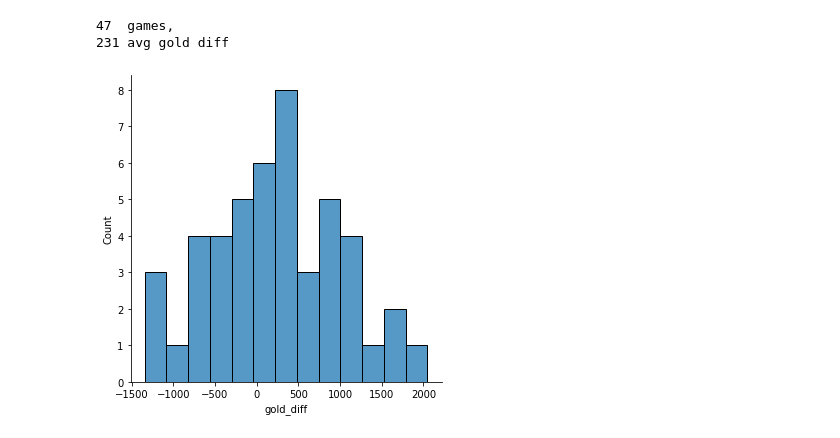
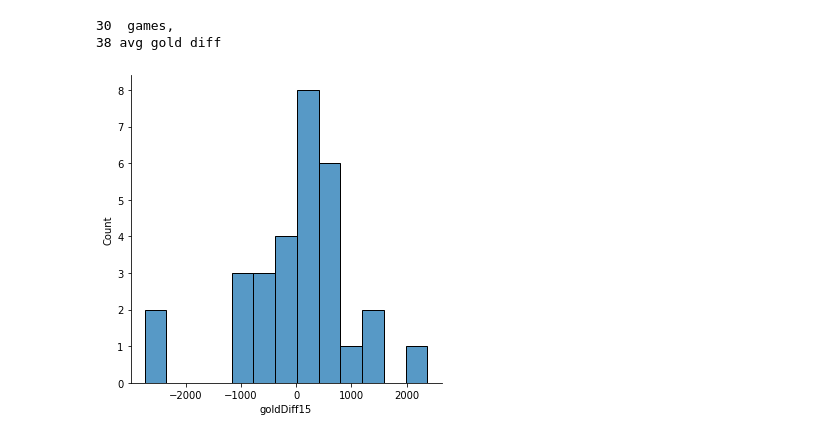
Before and after one commit to michaelmendelsohn/Riot_Api, a Jupyter notebook: data_analysis.ipynb, the cells around one changed output. Saved outputs shown, nothing was run; the diff lists cells and outputs as text; code cells hidden in the pictures.

```diff
--- a/data_analysis.ipynb
+++ b/data_analysis.ipynb
@@ -8,13 +8,14 @@ import role_classification_functions as rcf
 import seaborn as sns
 pd.options.display.max_columns = None
 
-fname=os.getcwd()+'\\database'+'\\Souporsecret_4_2.csv'
+fname=os.getcwd()+'\\database'+'\\SouporSecret_4_2.csv'
 df_soup=pd.read_csv(fname)
 df_soup1=df_soup[df_soup['queue'].isin(['5v5 Draft Pick games','5v5 Ranked Flex games','5v5 Ranked Solo games','5v5 Blind Pick games','Clash games'])]
 df_soup2=rcf.new_lane_classification(df_soup1,cleaning=True)
 print(rcf.score_error(df_soup2))
 df=df_soup2[df_soup2['role_error_flag'] == False].copy()
 print(rcf.score_error(df))
-print(len(df))
+print(len(df), "rows")
+print(len(df['gameId'].drop_duplicates()), "games")
 df.head(3)
 # %% [output]
@@ -178,0 +165,5 @@ stats_df
+# %%
+kev_adc=gold_diff_x(df,"AerialBlast",minutes=[10,15],role="BOT_CARRY")
+sns.displot(kev_adc.goldDiff10, bins =13)
+print(len(kev_adc), " games, ")
+print(int(kev_adc.goldDiff10.mean()), "avg gold diff")
@@ -179,8 +174,8 @@ stats_df
 # %%
-sns.displot(df_test_10.gold_diff, bins =13)
-print(len(kev_adc_gold_10), " games, ")
-print(int(kev_adc_gold_10.mean()), "avg gold diff")
+sns.displot(kev_adc.goldDiff15, bins = 13)
+print(len(kev_adc), " games, ")
+print(int(kev_adc.goldDiff15.mean()), "avg gold diff")
 # %% [output]
-47  games,
-231 avg gold diff
+30  games,
+38 avg gold diff
-[figure, old version]
+[figure, new version]
```
Also changed, not shown: parts of 13 cells of this notebook.
